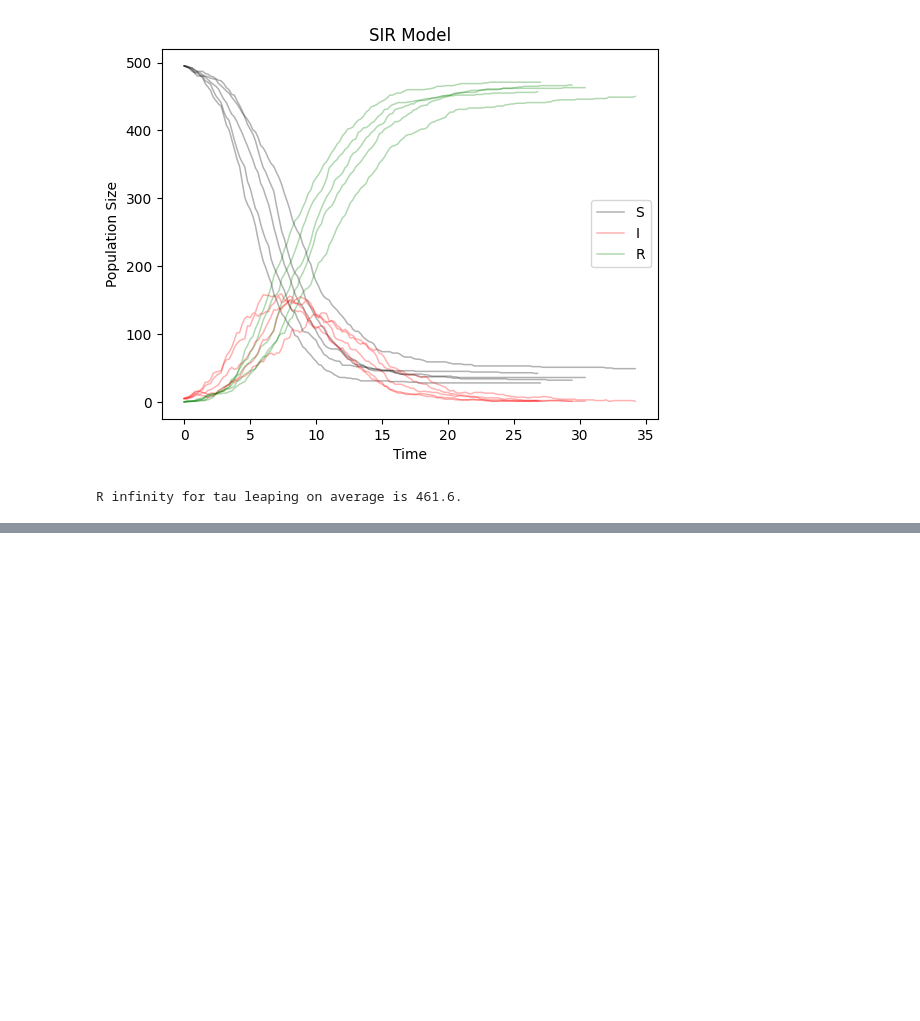
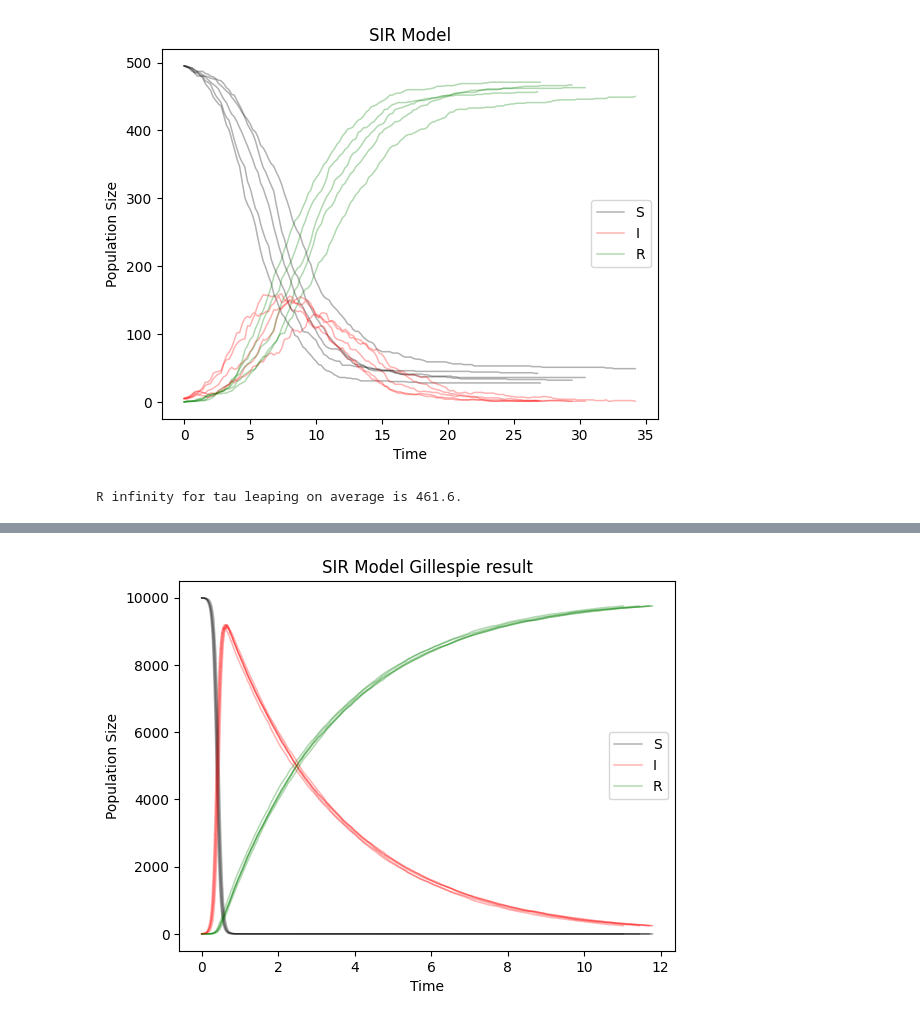
Before and after one commit to MustardGreen1112/Gillespie-Algorithm-for-SIR-model, a Jupyter notebook: Gillespie.ipynb, the cells around one changed output, grey strips where cells are left out. Cells and saved outputs as stored; diff of their text form; code cells hidden in the pictures; blank space fills up the shorter version.

```diff
--- a/Gillespie.ipynb
+++ b/Gillespie.ipynb
@@ -200,0 +280,30 @@ R infinity for tau leaping on average is 461.6.
+# %%
+# Gillespie result.
+cycles = 5
+steps = 19750
+X = np.zeros((cycles, steps + 1))
+X[:, 0] = 0
+S = np.zeros((cycles, steps + 1))
+S[:, 0] = po_large.s
+I = np.zeros((cycles, steps + 1))
+I[:, 0] = po_large.i
+R = np.zeros((cycles, steps + 1))
+R[:, 0] = po_large.r
+simulate_SIR_gillespie(po_large, cycles, steps, X, S, I, R)
+
+for i in range(cycles-1):
+    plt.plot(X[i, :], S[i, :], linewidth = 1.1, alpha = 0.3, color = 'black')
+    plt.plot(X[i, :], I[i, :], linewidth = 1.1, alpha = 0.3, color = 'red')
+    plt.plot(X[i, :], R[i, :], linewidth = 1.1, alpha = 0.3, color = 'green')
+
+plt.plot(X[-1, :], S[-1, :], linewidth = 1.1, alpha = 0.3, color = 'black', label = 'S')
+plt.plot(X[-1, :], I[-1, :], linewidth = 1.1, alpha = 0.3, color = 'red', label = 'I')
+plt.plot(X[-1, :], R[-1, :], linewidth = 1.1, alpha = 0.3, color = 'green', label = 'R')
+
+plt.legend()
+plt.xlabel("Time")
+plt.ylabel("Population Size")
+plt.title("SIR Model Gillespie result")
+plt.show()
+# %% [output]
+[figure, added]
```
Also changed, not shown: parts of 8 cells of this notebook.
